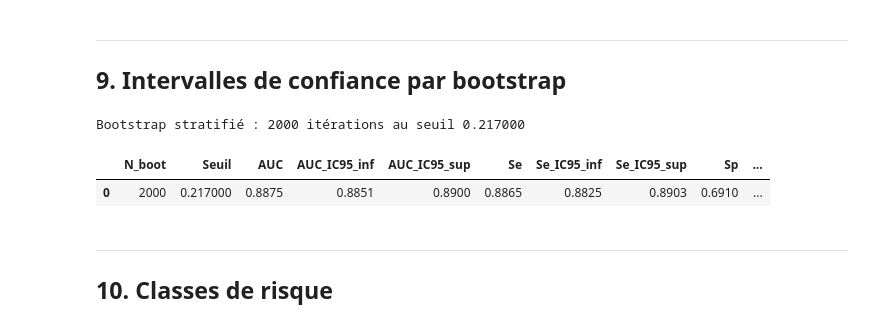
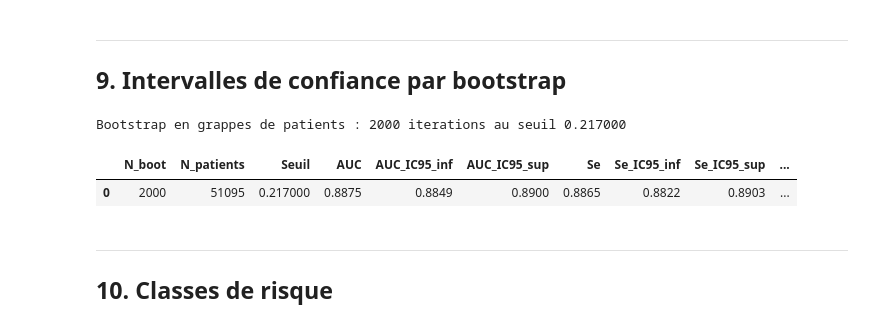
Before and after one commit to Doclecodeur/predict_ed, a Jupyter notebook: notebooks/07_Validation_temporelle.ipynb, the cells around one changed output. Drawn from its saved outputs; the diff is of its cells as text; code cells hidden in the pictures.

```diff
--- a/notebooks/07_Validation_temporelle.ipynb
+++ b/notebooks/07_Validation_temporelle.ipynb
@@ -1006,33 +1003,44 @@ if not comparaison_jeux.empty:
 def bootstrap_metrics(
     y,
     p,
+    groupes,
     seuil,
     n_boot=N_BOOT,
     random_state=RANDOM_STATE,
 ):
-    """Bootstrap stratifié sur les classes."""
+    """Bootstrap en grappes de patients (reechantillonnage des subject_id).
+
+    On tire les patients avec remise et on reproduit tous leurs passages.
+    Lorsqu un patient est tire plusieurs fois, ses passages sont dupliques.
+    Cela tient compte de la non independance des passages d un meme patient.
+    """
     rng = np.random.default_rng(random_state)
 
-    index_0 = np.flatnonzero(y == 0)
-    index_1 = np.flatnonzero(y == 1)
+    y = np.asarray(y)
+    p = np.asarray(p)
+    groupes = np.asarray(groupes)
+
+    # Indices des passages regroupes par patient.
+    patients = np.unique(groupes)
+    ordre = np.argsort(groupes, kind="mergesort")
+    bornes = np.append(
+        np.searchsorted(groupes[ordre], patients, side="left"),
+        len(ordre),
+    )
+    index_par_patient = [
+        ordre[bornes[k]:bornes[k + 1]]
+        for k in range(len(patients))
+    ]
 
     aucs = np.empty(n_boot, dtype=float)
     sensibilites = np.empty(n_boot, dtype=float)
     specificites = np.empty(n_boot, dtype=float)
 
     for i in range(n_boot):
-        index_boot = np.concatenate([
-            rng.choice(
-                index_0,
-                size=len(index_0),
-                replace=True,
-            ),
-            rng.choice(
-                index_1,
-                size=len(index_1),
-                replace=True,
-            ),
-        ])
+        tirage = rng.integers(0, len(patients), size=len(patients))
+        index_boot = np.concatenate(
+            [index_par_patient[k] for k in tirage]
+        )
 
         y_boot = y[index_boot]
         p_boot = p[index_boot]
@@ -1052,6 +1060,7 @@ def bootstrap_metrics(
 
     return {
         "N_boot": int(n_boot),
+        "N_patients": int(len(patients)),
         "Seuil": float(seuil),
         "AUC": float(roc_auc_score(y, p)),
         "AUC_IC95_inf": float(np.percentile(aucs, 2.5)),
@@ -1065,37 +1074,38 @@ def bootstrap_metrics(
     }
 
 
 print(
-    f"Bootstrap stratifié : {N_BOOT} itérations "
+    f"Bootstrap en grappes de patients : {N_BOOT} iterations "
     f"au seuil {seuil_alerte:.6f}"
 )
 
 bootstrap_resultats = bootstrap_metrics(
     y_true,
     y_proba,
+    prediction_df["subject_id"].to_numpy(),
     seuil_alerte,
 )
 
 bootstrap_table = pd.DataFrame([bootstrap_resultats])
 
 display(
     bootstrap_table.style.format({
         "Seuil": "{:.6f}",
         "AUC": "{:.4f}",
         "AUC_IC95_inf": "{:.4f}",
         "AUC_IC95_sup": "{:.4f}",
         "Se": "{:.4f}",
         "Se_IC95_inf": "{:.4f}",
         "Se_IC95_sup": "{:.4f}",
         "Sp": "{:.4f}",
         "Sp_IC95_inf": "{:.4f}",
         "Sp_IC95_sup": "{:.4f}",
     })
 )
 # %% [output]
-Bootstrap stratifié : 2000 itérations au seuil 0.217000
+Bootstrap en grappes de patients : 2000 iterations au seuil 0.217000
-|  | N_boot | Seuil | AUC | AUC_IC95_inf | AUC_IC95_sup | Se | Se_IC95_inf | Se_IC95_sup | Sp | ... |
-| 0 | 2000 | 0.217000 | 0.8875 | 0.8851 | 0.8900 | 0.8865 | 0.8825 | 0.8903 | 0.6910 | ... |
+|  | N_boot | N_patients | Seuil | AUC | AUC_IC95_inf | AUC_IC95_sup | Se | Se_IC95_inf | Se_IC95_sup | ... |
+| 0 | 2000 | 51095 | 0.217000 | 0.8875 | 0.8849 | 0.8900 | 0.8865 | 0.8822 | 0.8903 | ... |
 # %% [markdown]
 ---
 ## 10. Classes de risque
```
Also changed, not shown: parts of 5 cells of this notebook, 2 other files.
